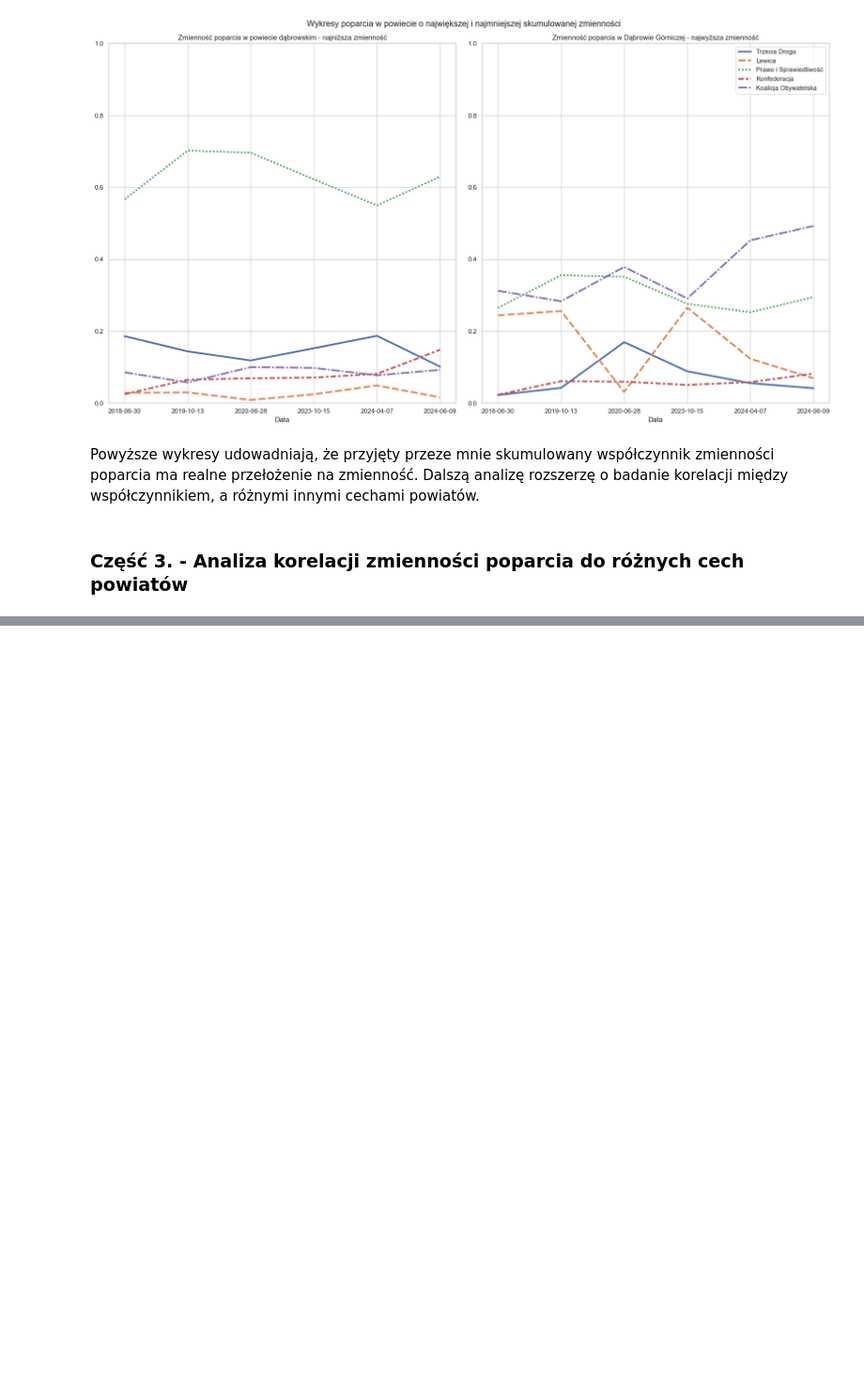
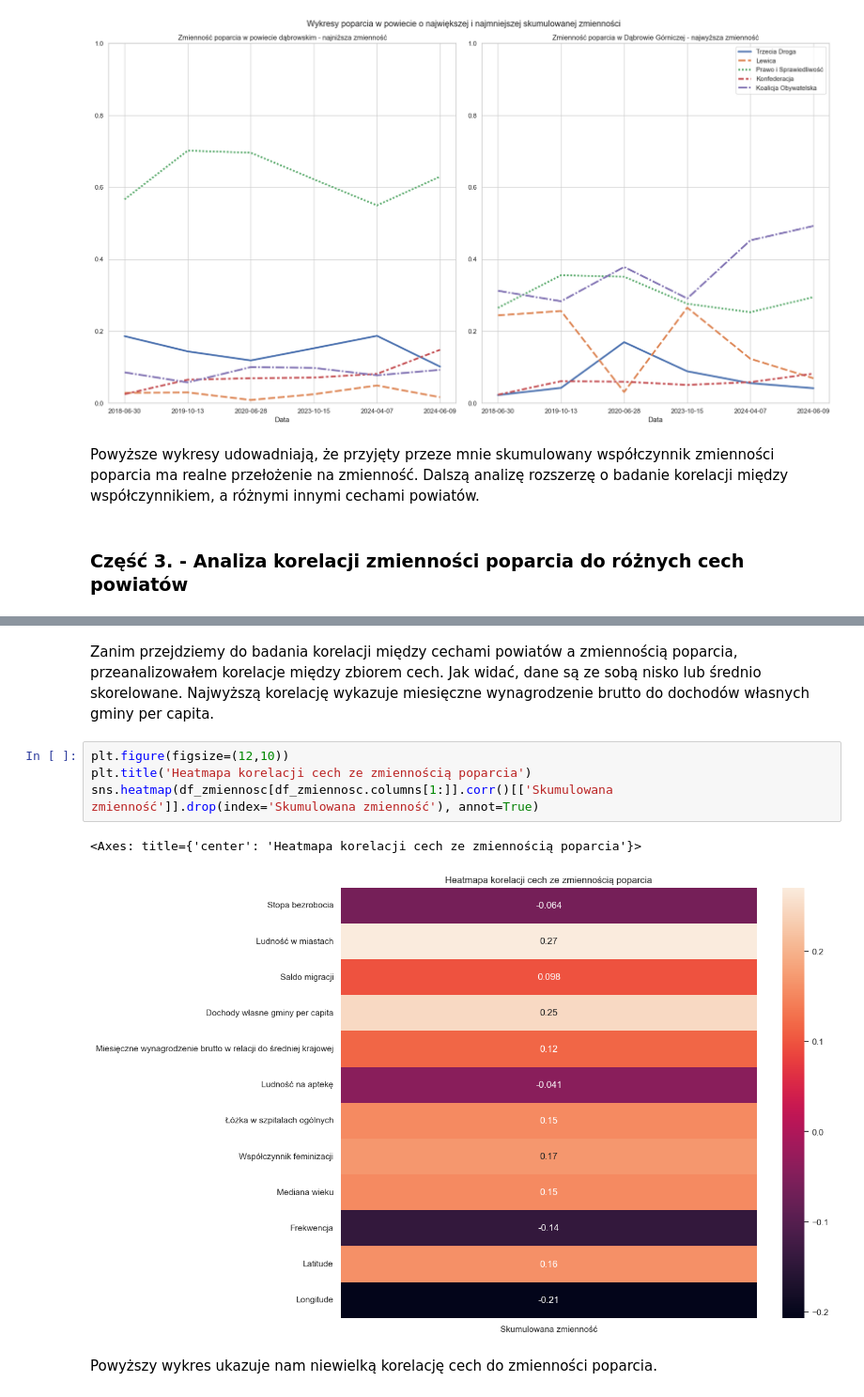
Before and after one commit to gwiazdan/analiza-wyborcza, a Jupyter notebook: Analiza zmienności poparcia.ipynb, the cells around one changed output, grey strips where cells are left out. Shown at 94% size. Saved outputs shown, nothing was run; the diff lists cells and outputs as text; blank space fills up the shorter version.

```diff
--- a/Analiza zmienności poparcia.ipynb
+++ b/Analiza zmienności poparcia.ipynb
@@ -319,0 +417,11 @@ Powyższe wykresy udowadniają, że przyjęty przeze mnie skumulowany współczy
+# %% [markdown]
+Zanim przejdziemy do badania korelacji między cechami powiatów a zmiennością poparcia, przeanalizowałem korelacje między zbiorem cech. Jak widać, dane są ze sobą nisko lub średnio skorelowane. Najwyższą korelację wykazuje miesięczne wynagrodzenie brutto do dochodów własnych gminy per capita.
+# %%
+plt.figure(figsize=(12,10))
+plt.title('Heatmapa korelacji cech ze zmiennością poparcia')
+sns.heatmap(df_zmiennosc[df_zmiennosc.columns[1:]].corr()[['Skumulowana zmienność']].drop(index='Skumulowana zmienność'), annot=True)
+# %% [output]
+<Axes: title={'center': 'Heatmapa korelacji cech ze zmiennością poparcia'}>
+[figure, added]
+# %% [markdown]
+Powyższy wykres ukazuje nam niewielką korelację cech do zmienności poparcia.
```
Also changed, not shown: parts of 9 cells of this notebook, 18 other files.
